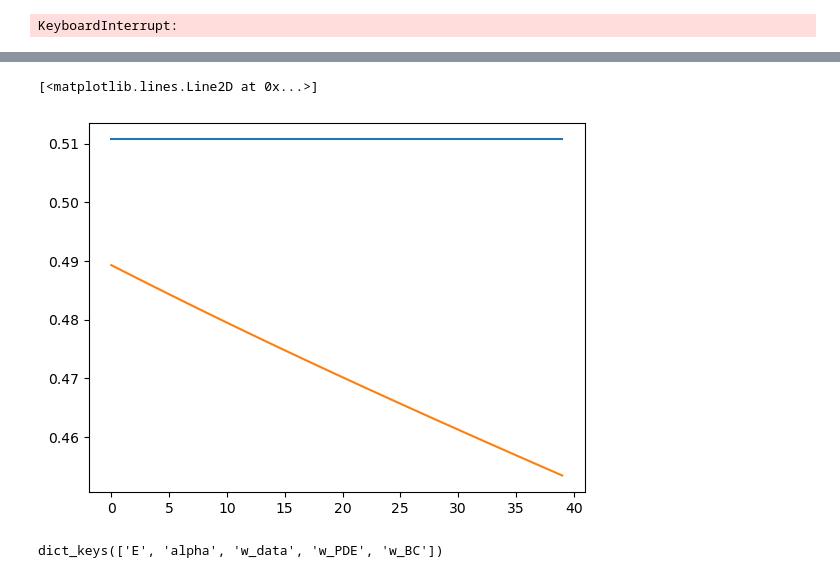
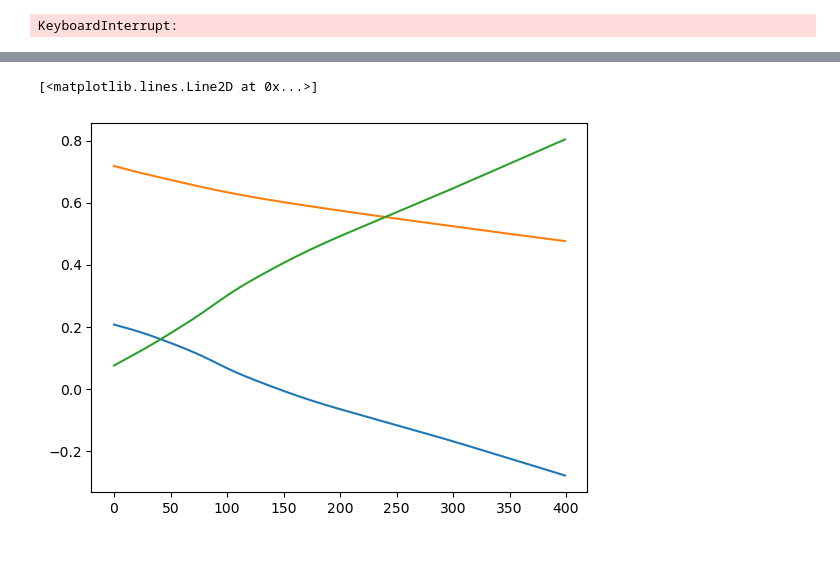
Before and after one commit to ArturoSirvent/DeepElasticity, a Jupyter notebook: notebooks/001-LinealElasticity/004-Test_creation_src.ipynb, the cells around one changed output, grey strips where cells are left out. Drawn from its saved outputs; the diff is of its cells as text; code cells hidden in the pictures.

Commit message:
mejora sobre la inicializacion de los weights

```diff
--- a/notebooks/001-LinealElasticity/004-Test_creation_src.ipynb
+++ b/notebooks/001-LinealElasticity/004-Test_creation_src.ipynb
@@ -93,3 +86,10 @@ step_dict = {
+# %%
+init_values={"nu":.4,"alpha":1.1,"E_ref":0.05}
+pinn=PINN([3,80,80,80,80,80,80,3],init_values,loss_weights_init={"data":None,"PDE":None,"BC":None})
+step_dict = {
+    "step_1": {"optim": torch.optim.Adam(pinn.parameters(), lr=1e-3),
+               "epochs": 17000}
+    }
 # %%
 trainer=Trainer(step_dict)
 # %%
@@ -115,11 +115,7 @@ Epoch:  39 loss:  0.9577054381370544
 # %%
 plt.plot(pinn.params_history["w_PDE"])
 plt.plot(pinn.params_history["w_data"])
-#plt.plot(pinn.params_history["w_BC"])
+plt.plot(pinn.params_history["w_BC"])
 # %% [output]
 [<matplotlib.lines.Line2D at 0x...>]
-[figure, old version]
+[figure, new version]
-# %%
-pinn.params_history.keys()
-# %% [output]
-dict_keys(['E', 'alpha', 'w_data', 'w_PDE', 'w_BC'])
```
Also changed, not shown: parts of 5 cells of this notebook, 1 other file.
